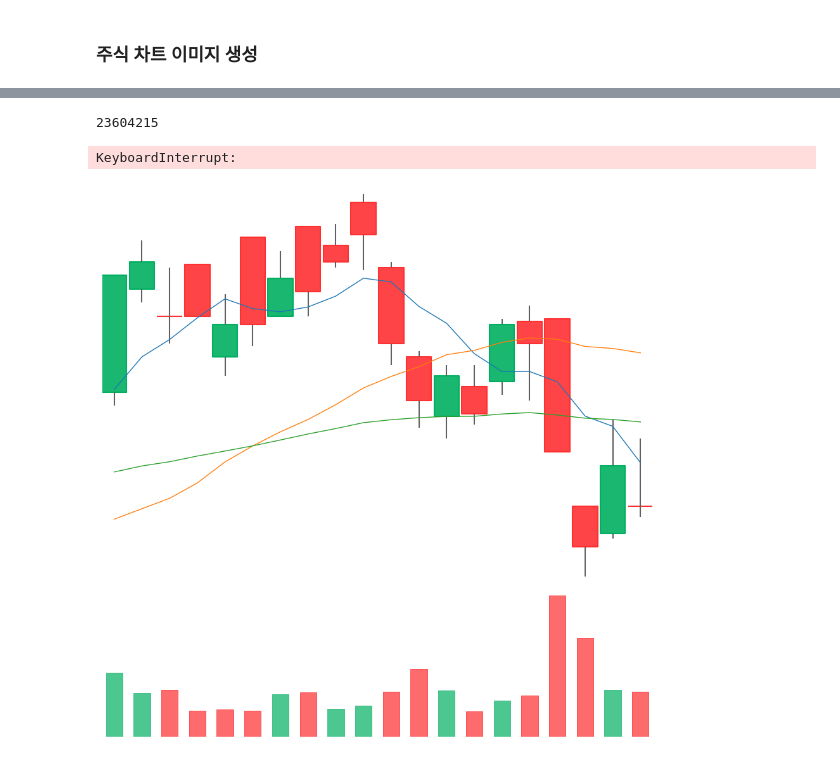
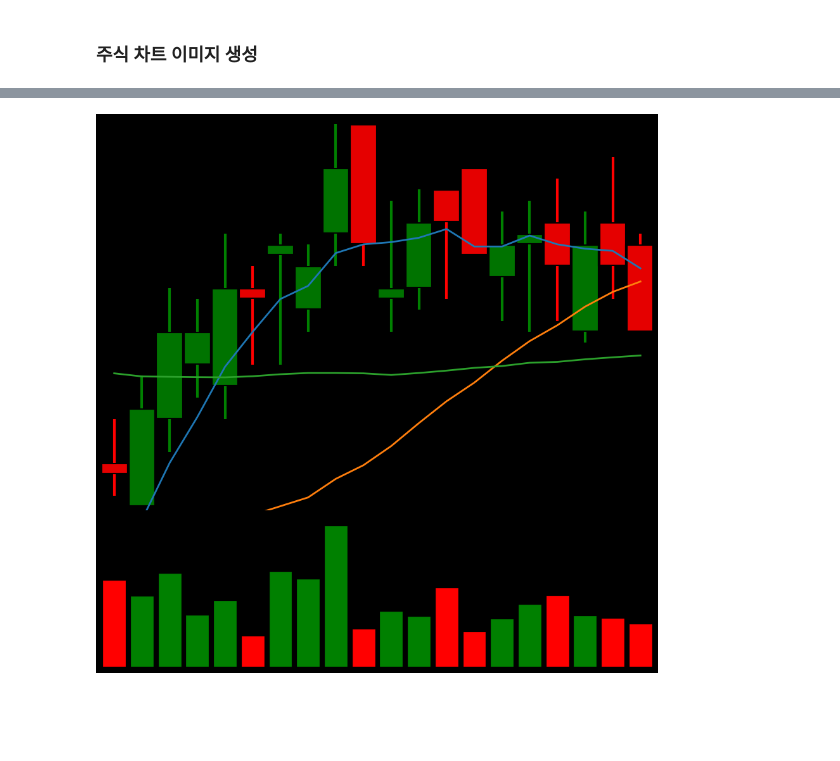
Before and after one commit to uwkylelee/StockPrediction, a Jupyter notebook: notebooks/stock_prediction.ipynb, the cells around one changed output, grey strips where cells are left out. Cells and saved outputs as stored; diff of their text form; code cells hidden in the pictures; blank space fills up the shorter version.

```diff
--- a/notebooks/stock_prediction.ipynb
+++ b/notebooks/stock_prediction.ipynb
@@ -21,6 +28,6 @@ from tqdm import tqdm
 # %%
 data_path = Path.cwd().parent / "data"
-stock_data_path = data_path / "stock_data/daily_stock_data"
+stock_data_path = data_path / "stock_data"
 image_file_path = data_path / "stock_chart_image"
 # %% [markdown]
 ## 데이터 수집 & 정제
@@ -84,25 +143,23 @@ def save_chart_image(df:pd.DataFrame,
                      save_path: Path,
                      file_prefix: str,
                      window=20):
-    customstyle = mpf.make_mpf_style(base_mpf_style='yahoo', facecolor='w')
-
-    width_config={"candle_linewidth":1.5,
-                  "candle_width":0.9,
-                  "volume_width": 0.6,
-                  "line_width": 1}
+    edge_color = mpf.make_marketcolors(up="g", down="r", wick="inherit", volume="inherit")
+    customstyle = mpf.make_mpf_style(base_mpf_style='yahoo', figcolor="black", marketcolors=edge_color)
+    width_config={"candle_linewidth":3,
+                  "candle_width":1,
+                  "volume_width": 0.8}
 
     for i in tqdm(range(len(df) - window - 5), desc=f"Data {file_prefix}"):
         target_df = df[i: i + window]
         label = label_data(df, i + window - 1, 5, 0.04)
 
-        ma_5 = mpf.make_addplot(target_df.ma_5)
-        ma_20 = mpf.make_addplot(target_df.ma_20)
-        ma_60 = mpf.make_addplot(target_df.ma_60)
-        # ma_120 = mpf.make_addplot(target_df.ma_120)
-        # ma_240 = mpf.make_addplot(target_df.ma_240)
+        ma_5 = mpf.make_addplot(target_df.ma_5, width=2)
+        ma_20 = mpf.make_addplot(target_df.ma_20, width=2)
+        ma_60 = mpf.make_addplot(target_df.ma_60, width=2)
 
         file_path = save_path / f"{file_prefix}_{i}_{label}.jpg"
 
+        try:
         fig, axlist = mpf.plot(target_df,
                                type="candle",
                                style=customstyle,
@@ -115,5 +172,9 @@ def save_chart_image(df:pd.DataFrame,
                                tight_layout=True,
                                returnfig=True,
                                closefig=True)
+        except UserWarning:
+            # 간혹 OHLC 모두 같은 값을 가져 그래프가 그려지지 않는 경우가 있는데 그런 경우, 그래프 생성 X
+            continue
+
         fig.savefig(file_path)
         del(fig, axlist)
@@ -133,12 +181,6 @@ fig
-# %%
-gc.collect()
-# %% [output]
-23604215
 # %%
 matplotlib.use("agg")
 for stock_code, name in stock_code_dict.items():
-    if stock_code in list(stock_code_dict.keys())[:9]:
-        continue
     stock_df = pd.read_csv(stock_data_path / f"{name}_{stock_code}.csv", encoding="utf-8")
     stock_df["Date"] = stock_df["Date"].apply(lambda x: datetime.strptime(x, "%Y-%m-%d"))
     stock_df.set_index("Date", inplace=True, drop=True)
@@ -147,33 +189,30 @@ for stock_code, name in stock_code_dict.items():
         os.mkdir(image_file_path)
 
     save_chart_image(stock_df, image_file_path, f"{name}_{stock_code}", 20)
-# %% [output]
-KeyboardInterrupt:
 # %%
-customstyle = mpf.make_mpf_style(base_mpf_style='yahoo', facecolor='w')
+edge_color = mpf.make_marketcolors(up="g", down="r", wick="inherit", volume="inherit")
+customstyle = mpf.make_mpf_style(base_mpf_style='yahoo', figcolor="black", marketcolors=edge_color)
 
-width_config={"candle_linewidth":1.5,
-              "candle_width":0.9,
-              "volume_width": 0.6,
-              "line_width": 1}
+width_config={"candle_linewidth":3,
+              "candle_width":1,
+              "volume_width": 0.8}
 
 target_df = stock_df[200: 220]
-
-ma_5 = mpf.make_addplot(target_df.ma_5, width=1)
-ma_20 = mpf.make_addplot(target_df.ma_20, width=1)
-ma_60 = mpf.make_addplot(target_df.ma_60, width=1)
+ma_5 = mpf.make_addplot(target_df.ma_5, width=2)
+ma_20 = mpf.make_addplot(target_df.ma_20, width=2)
+ma_60 = mpf.make_addplot(target_df.ma_60, width=2)
 
 mpf.plot(target_df, type="candle",
          style=customstyle,
          addplot=[ma_5, ma_20, ma_60],
          update_width_config=width_config,
          figsize=(10, 10),
          fontscale=0,
          axisoff=True,
          volume=True,
          tight_layout=True)
 # %% [output]
-[figure, old version]
+[figure, new version]
 # %%
 # for data in os.listdir(stock_data_path)[:10]:
 #     stock_df = pd.read_csv(stock_data_path / data, encoding="utf-8")
```
Also changed, not shown: parts of 12 cells of this notebook, 16 other files.
